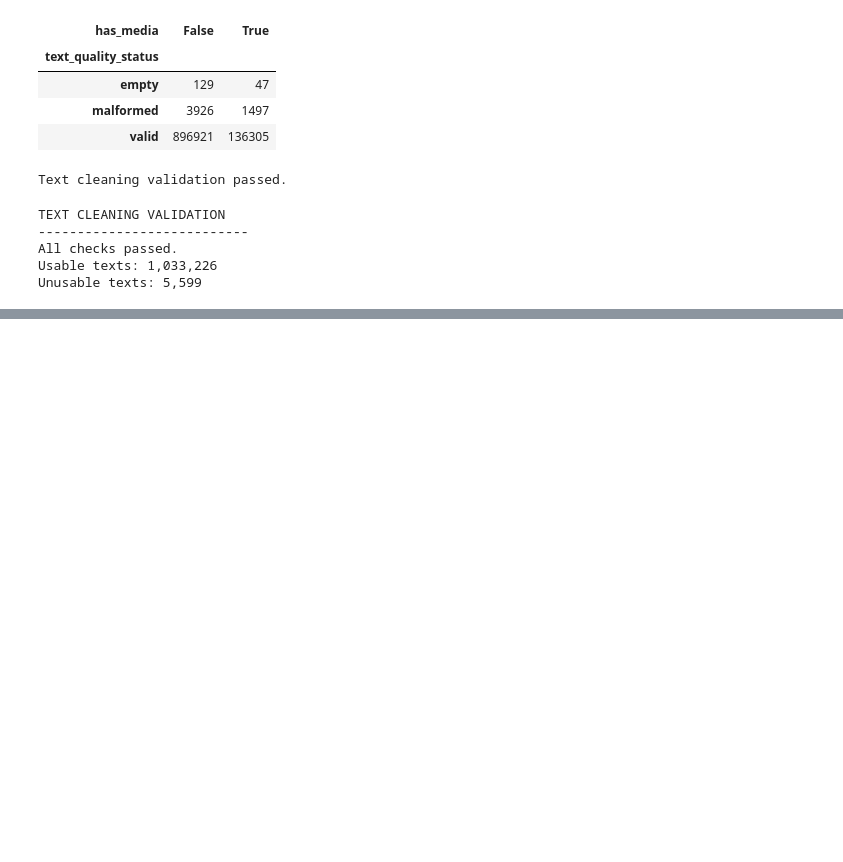
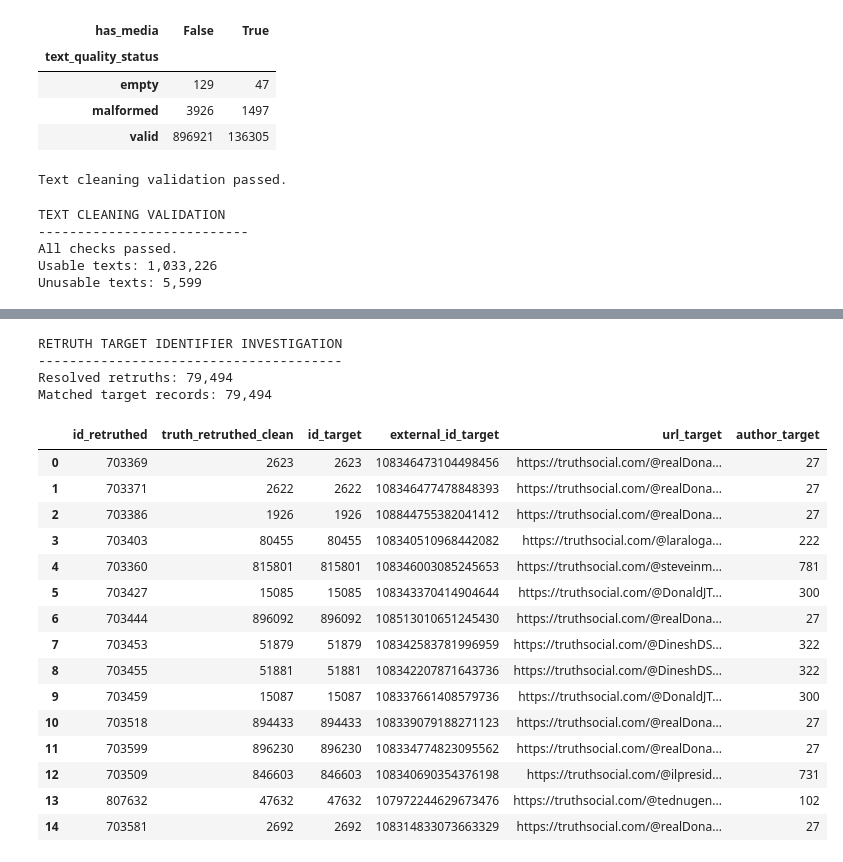
Before and after one commit to lorenzobuccolini03/Truth-Social-Analysis-and-Data-Warehousing---Decision-Support-Systems-, a Jupyter notebook: 01_assignment/01_10_clean_truths.ipynb, the cells around one changed output, grey strips where cells are left out. Drawn from its saved outputs; the diff is of its cells as text; code cells hidden in the pictures; blank space fills up the shorter version.

```diff
--- a/01_assignment/01_10_clean_truths.ipynb
+++ b/01_assignment/01_10_clean_truths.ipynb
@@ -1404,0 +1745,55 @@ Unusable texts: 5,599
+# %%
+# Select retruths with references already resolved
+resolved_retruths = df_clean[
+    df_clean["retruthed_reference_status"] == "resolved"
+].copy()
+
+# Compare reference values with known Truth IDs
+resolved_targets = resolved_retruths.merge(
+    df_clean[
+        ["id", "external_id", "url", "author"]
+    ],
+    left_on="truth_retruthed_clean",
+    right_on="id",
+    how="left",
+    suffixes=("_retruthed", "_target")
+)
+
+print("RETRUTH TARGET IDENTIFIER INVESTIGATION")
+print("---------------------------------------")
+print(f"Resolved retruths: {len(resolved_retruths):,}")
+print(f"Matched target records: {resolved_targets['id_target'].notna().sum():,}")
+
+display(
+    resolved_targets[
+        [
+            "id_retruthed",
+            "truth_retruthed_clean",
+            "id_target",
+            "external_id_target",
+            "url_target",
+            "author_target"
+        ]
+    ].head(15)
+)
+# %% [output]
+RETRUTH TARGET IDENTIFIER INVESTIGATION
+---------------------------------------
+Resolved retruths: 79,494
+Matched target records: 79,494
+|  | id_retruthed | truth_retruthed_clean | id_target | external_id_target | url_target | author_target |
+| 0 | 703369 | 2623 | 2623 | 108346473104498456 | https://truthsocial.com/@realDona... | 27 |
+| 1 | 703371 | 2622 | 2622 | 108346477478848393 | https://truthsocial.com/@realDona... | 27 |
+| 2 | 703386 | 1926 | 1926 | 108844755382041412 | https://truthsocial.com/@realDona... | 27 |
+| 3 | 703403 | 80455 | 80455 | 108340510968442082 | https://truthsocial.com/@laraloga... | 222 |
+| 4 | 703360 | 815801 | 815801 | 108346003085245653 | https://truthsocial.com/@steveinm... | 781 |
+| 5 | 703427 | 15085 | 15085 | 108343370414904644 | https://truthsocial.com/@DonaldJT... | 300 |
+| 6 | 703444 | 896092 | 896092 | 108513010651245430 | https://truthsocial.com/@realDona... | 27 |
+| 7 | 703453 | 51879 | 51879 | 108342583781996959 | https://truthsocial.com/@DineshDS... | 322 |
+| 8 | 703455 | 51881 | 51881 | 108342207871643736 | https://truthsocial.com/@DineshDS... | 322 |
+| 9 | 703459 | 15087 | 15087 | 108337661408579736 | https://truthsocial.com/@DonaldJT... | 300 |
+| 10 | 703518 | 894433 | 894433 | 108339079188271123 | https://truthsocial.com/@realDona... | 27 |
+| 11 | 703599 | 896230 | 896230 | 108334774823095562 | https://truthsocial.com/@realDona... | 27 |
+| 12 | 703509 | 846603 | 846603 | 108340690354376198 | https://truthsocial.com/@ilpresid... | 731 |
+| 13 | 807632 | 47632 | 47632 | 107972244629673476 | https://truthsocial.com/@tednugen... | 102 |
+| 14 | 703581 | 2692 | 2692 | 108314833073663329 | https://truthsocial.com/@realDona... | 27 |
```
Also changed, not shown: parts of 24 cells of this notebook.
